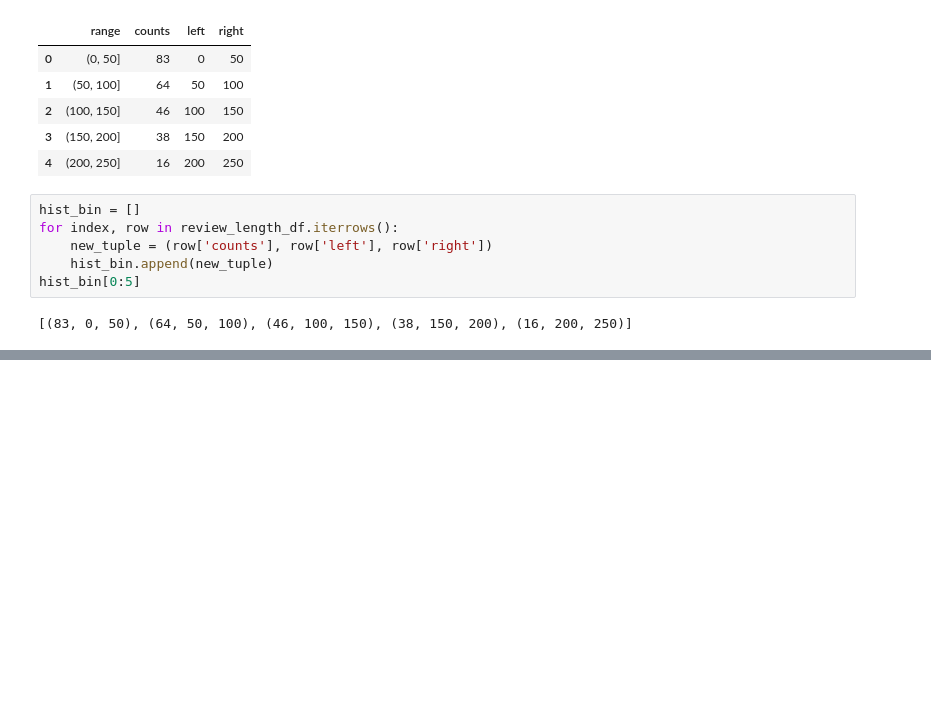
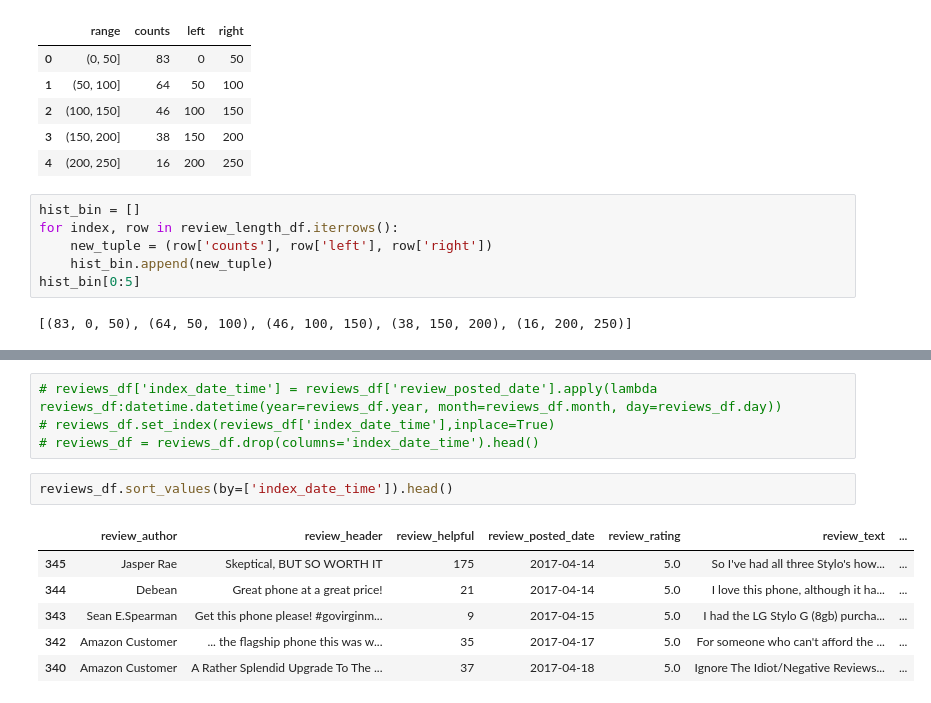
Before and after one commit to guoqi228/amazon_scraping_prototype, a Jupyter notebook: web_scraping_try2.ipynb, the cells around one changed output, grey strips where cells are left out. Drawn from its saved outputs; the diff is of its cells as text; blank space fills up the shorter version.

```diff
--- a/web_scraping_try2.ipynb
+++ b/web_scraping_try2.ipynb
@@ -266,0 +346,13 @@ HTML(html_pygal.format(pygal_render=review_length_hist.render()))
+# %%
+# reviews_df['index_date_time'] = reviews_df['review_posted_date'].apply(lambda reviews_df:datetime.datetime(year=reviews_df.year, month=reviews_df.month, day=reviews_df.day))
+# reviews_df.set_index(reviews_df['index_date_time'],inplace=True)
+# reviews_df = reviews_df.drop(columns='index_date_time').head()
+# %%
+reviews_df.sort_values(by=['index_date_time']).head()
+# %% [output]
+|  | review_author | review_header | review_helpful | review_posted_date | review_rating | review_text | ... |
+| 345 | Jasper Rae | Skeptical, BUT SO WORTH IT | 175 | 2017-04-14 | 5.0 | So I've had all three Stylo's how... | ... |
+| 344 | Debean | Great phone at a great price! | 21 | 2017-04-14 | 5.0 | I love this phone, although it ha... | ... |
+| 343 | Sean E.Spearman | Get this phone please! #govirginm... | 9 | 2017-04-15 | 5.0 | I had the LG Stylo G (8gb) purcha... | ... |
+| 342 | Amazon Customer | ... the flagship phone this was w... | 35 | 2017-04-17 | 5.0 | For someone who can't afford the ... | ... |
+| 340 | Amazon Customer | A Rather Splendid Upgrade To The ... | 37 | 2017-04-18 | 5.0 | Ignore The Idiot/Negative Reviews... | ... |
```
Also changed, not shown: parts of 16 cells of this notebook.
